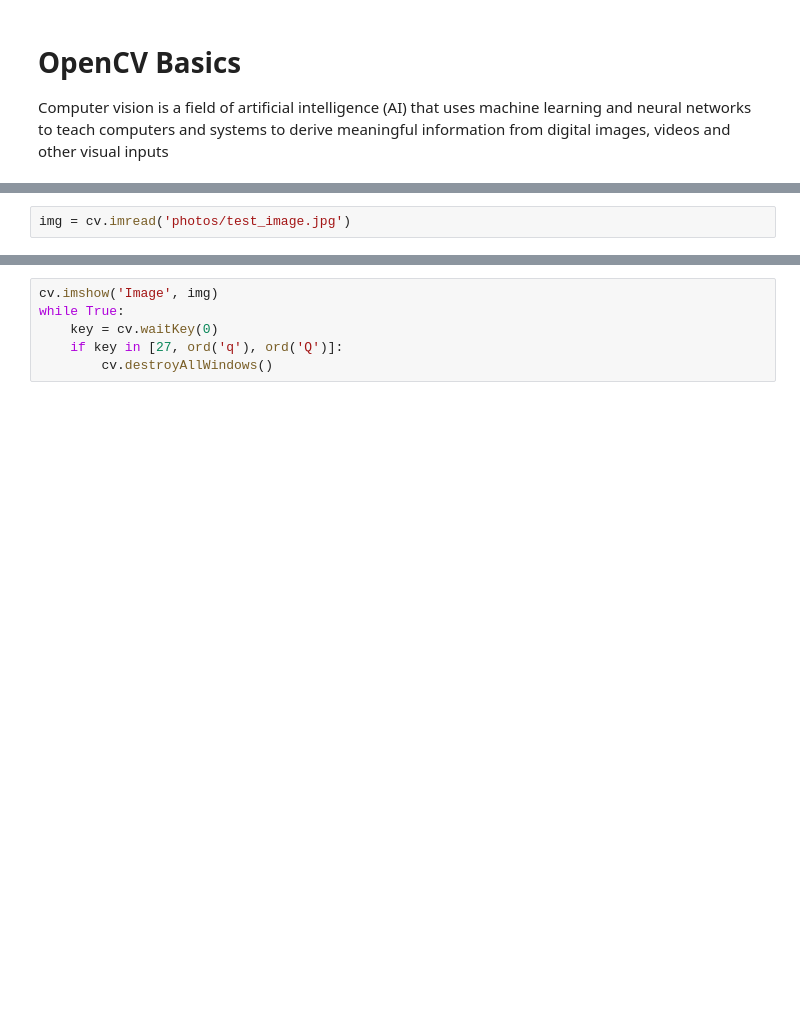
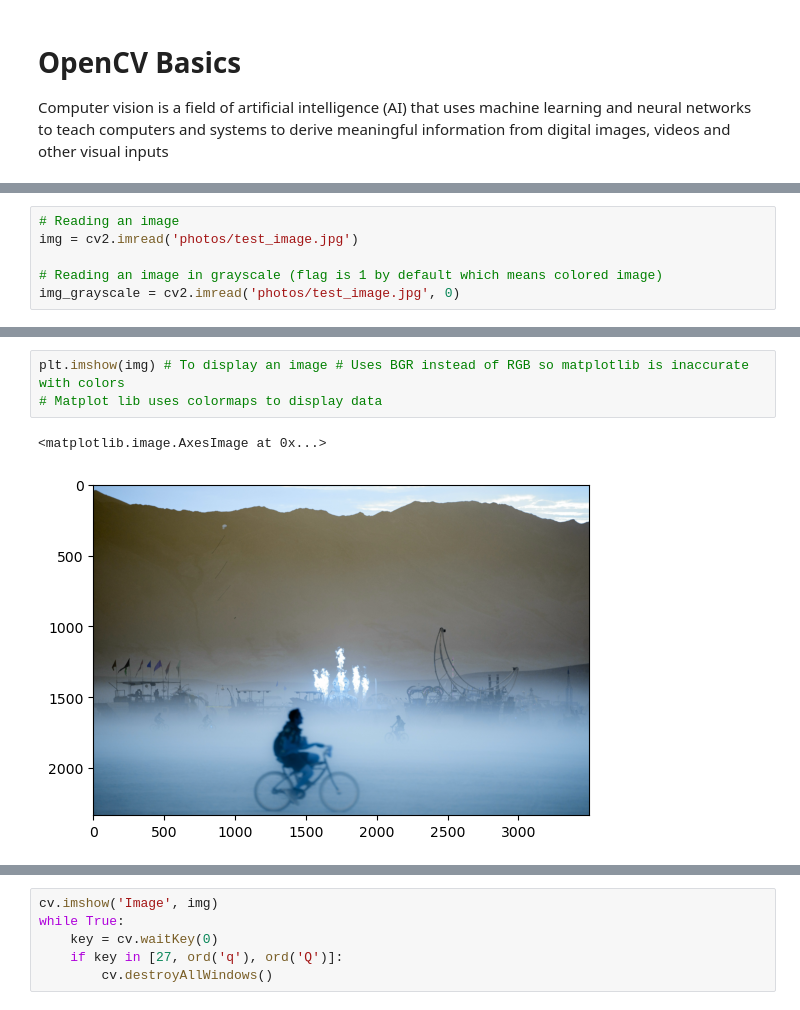
Before and after one commit to AryanK1511/CVI620-Seneca, a Jupyter notebook: OpenCV Python Course - Learn Computer Vision and AI/lesson1.ipynb, the cells around one changed output, grey strips where cells are left out. Drawn from its saved outputs; the diff is of its cells as text; blank space fills up the shorter version.

```diff
--- a/OpenCV Python Course - Learn Computer Vision and AI/lesson1.ipynb
+++ b/OpenCV Python Course - Learn Computer Vision and AI/lesson1.ipynb
@@ -7,2 +9,6 @@ import cv2 as cv
 # %%
-img = cv.imread('photos/test_image.jpg')
+# Reading an image
+img = cv2.imread('photos/test_image.jpg')
+
+# Reading an image in grayscale (flag is 1 by default which means colored image)
+img_grayscale = cv2.imread('photos/test_image.jpg', 0)
@@ -8,0 +46,6 @@ img = cv.imread('photos/test_image.jpg')
+# %%
+plt.imshow(img) # To display an image # Uses BGR instead of RGB so matplotlib is inaccurate with colors
+# Matplot lib uses colormaps to display data
+# %% [output]
+<matplotlib.image.AxesImage at 0x...>
+[figure, added]
```
Also changed, not shown: parts of 7 cells of this notebook.
